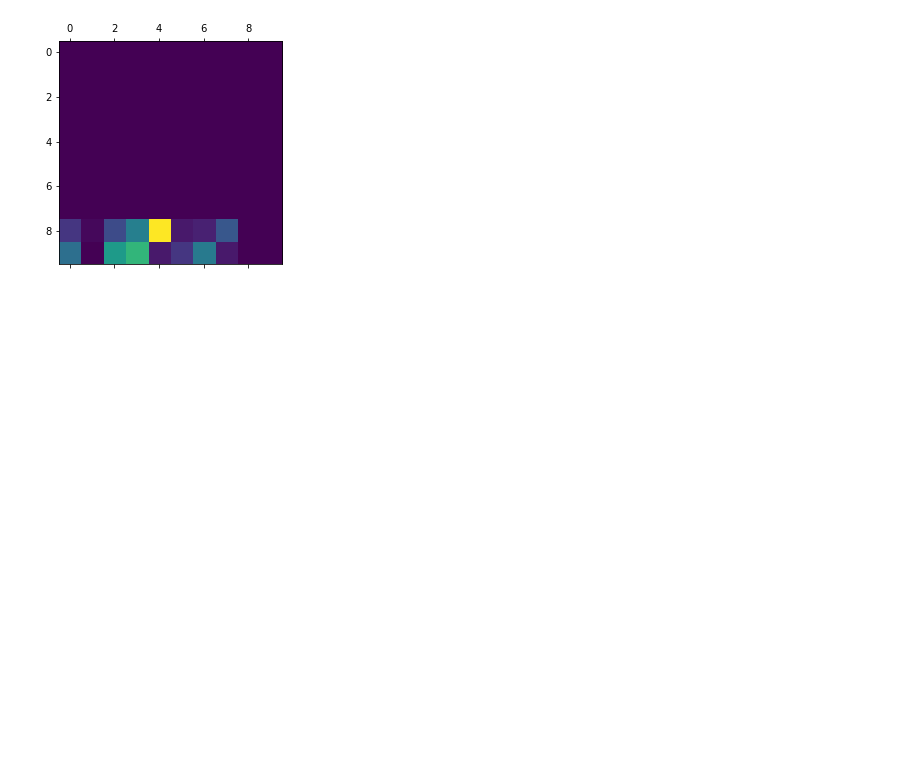
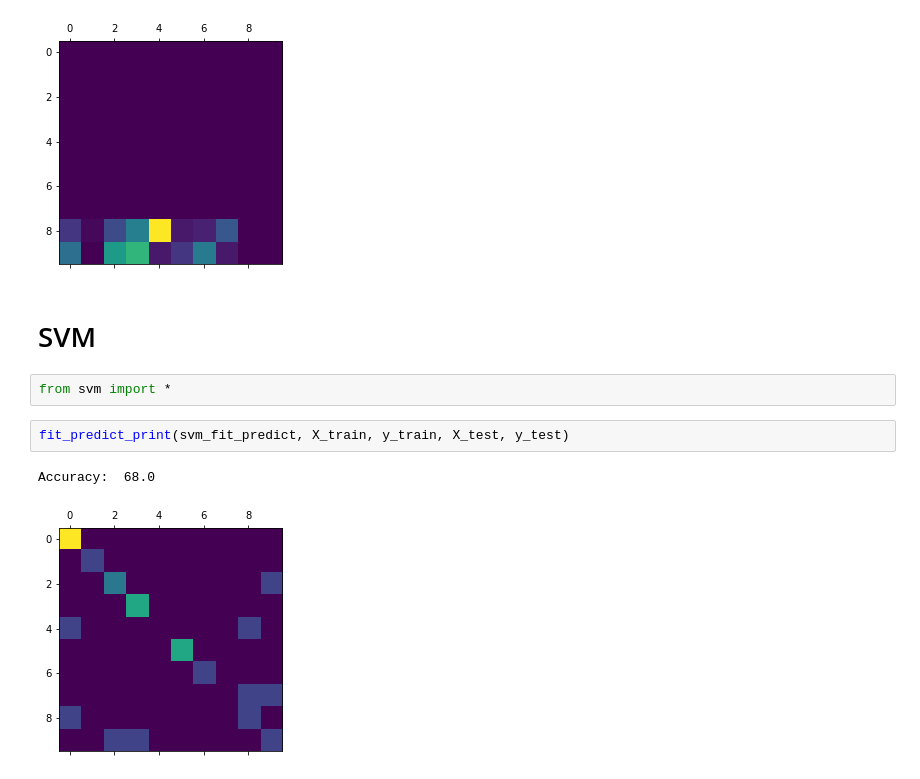
Before and after one commit to Mahesha999/music_genre_classification, a Jupyter notebook: music_genre_classification.ipynb, the cells around one changed output. Saved outputs shown, nothing was run; the diff lists cells and outputs as text; blank space fills up the shorter version.

```diff
--- a/music_genre_classification.ipynb
+++ b/music_genre_classification.ipynb
@@ -154,3 +154,12 @@ Epoch 100/100
 80/80 [==============================] - 0s 1ms/step - loss: 1.6511e-04 - accuracy: 1.0000
 Accuracy:  0.0
 [figure]
+# %% [markdown]
+# SVM
+# %%
+from svm import *
+# %%
+fit_predict_print(svm_fit_predict, X_train, y_train, X_test, y_test)
+# %% [output]
+Accuracy:  68.0
+[figure, added]
```
Also changed, not shown: 1 other file.
